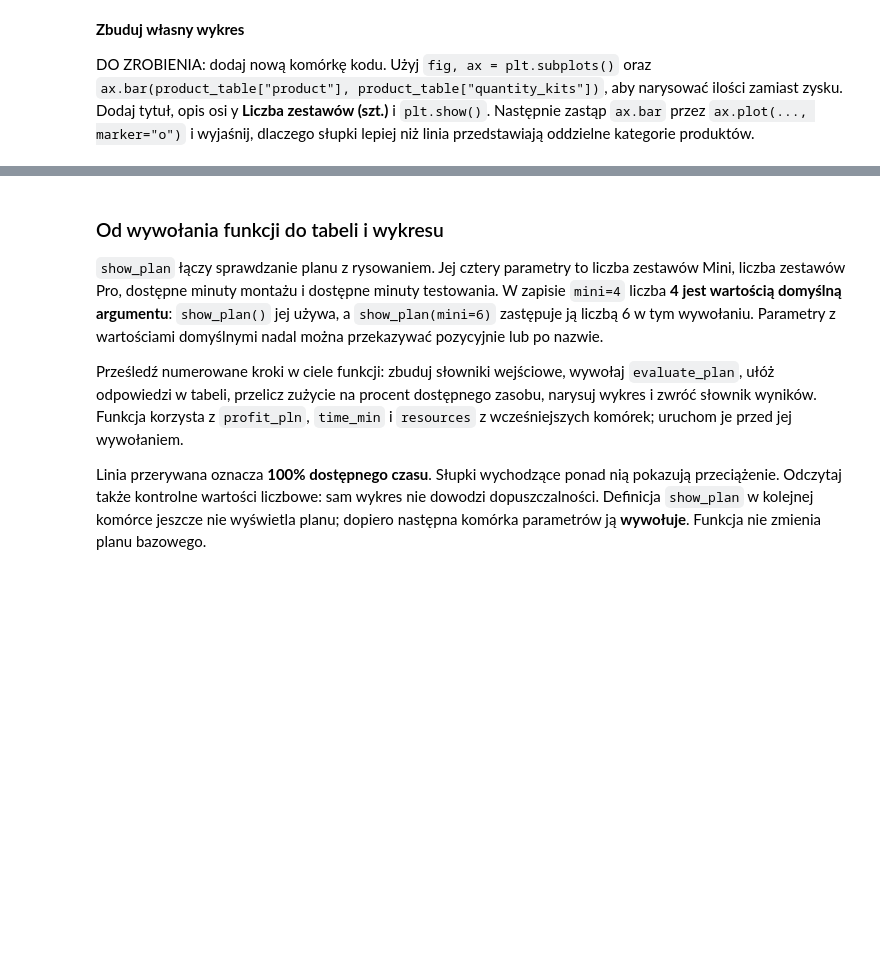
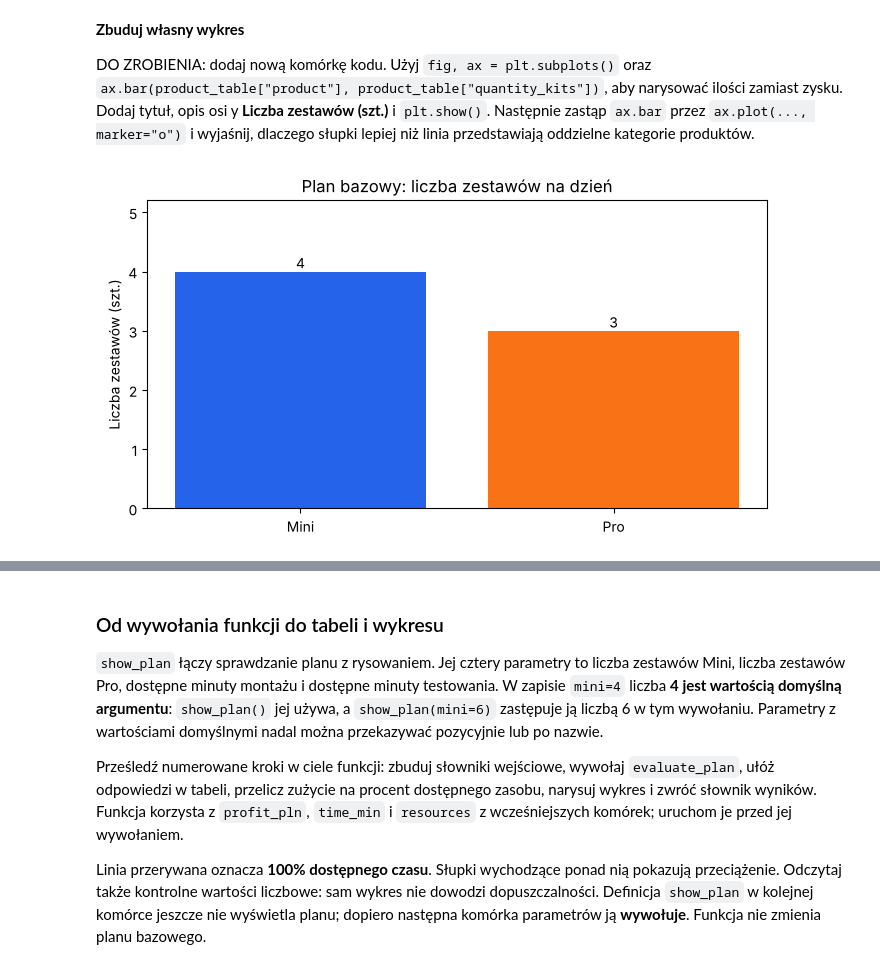
Before and after one commit to Damian-Swaczyna/cpp, a Jupyter notebook: pl/lab_auto_0.ipynb, the cells around one changed output, grey strips where cells are left out. Cells and saved outputs as stored; diff of their text form; code cells hidden in the pictures; blank space fills up the shorter version.

```diff
--- a/pl/lab_auto_0.ipynb
+++ b/pl/lab_auto_0.ipynb
@@ -398,3 +495,14 @@ Iloczyn element po elemencie: [160 210]
 **Zbuduj własny wykres**
 
 DO ZROBIENIA: dodaj nową komórkę kodu. Użyj `fig, ax = plt.subplots()` oraz `ax.bar(product_table["product"], product_table["quantity_kits"])`, aby narysować ilości zamiast zysku. Dodaj tytuł, opis osi y **Liczba zestawów (szt.)** i `plt.show()`. Następnie zastąp `ax.bar` przez `ax.plot(..., marker="o")` i wyjaśnij, dlaczego słupki lepiej niż linia przedstawiają oddzielne kategorie produktów.
+# %%
+# Własny wykres: ilości zamiast zysku — wersja słupkowa.
+fig, ax = plt.subplots()
+bars = ax.bar(product_table["product"], product_table["quantity_kits"],
+              color=["#2563eb", "#f97316"])
+ax.bar_label(bars, fmt="%.0f")
+ax.set(title="Plan bazowy: liczba zestawów na dzień", ylabel="Liczba zestawów (szt.)",
+       ylim=(0, product_table["quantity_kits"].max() * 1.3))
+plt.show()
+# %% [output]
+[figure, added]
```
Also changed, not shown: parts of 37 cells of this notebook.
